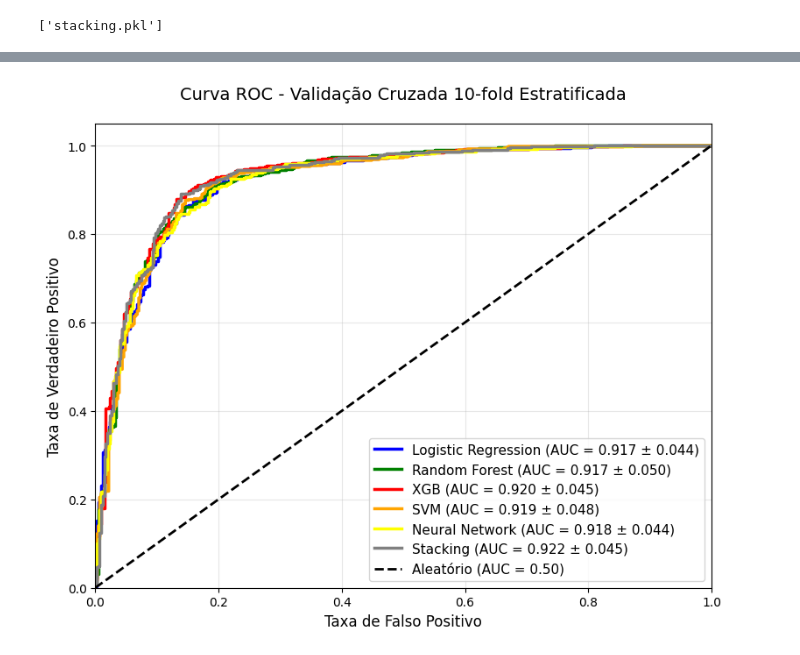
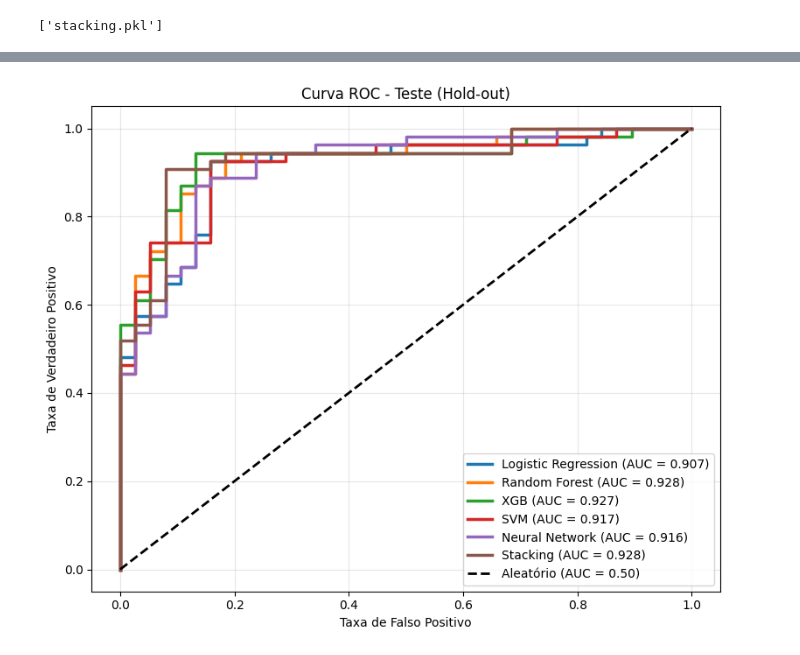
Before and after one commit to malf75/Heart-Failure-ML, a Jupyter notebook: heartdisease.ipynb, the cells around one changed output, grey strips where cells are left out. Cells and saved outputs as stored; diff of their text form; code cells hidden in the pictures.

```diff
--- a/heartdisease.ipynb
+++ b/heartdisease.ipynb
@@ -259,7 +243,8 @@ Name: proportion, dtype: float64
 warnings.filterwarnings('ignore')
 y = df['HeartDisease']
 X = df.drop('HeartDisease', axis=1)
-X_Tree = df.drop(['HeartDisease', 'Bi_ExerciseAngina_ST_Slope', 'Bi_ExerciseAngina_ChestPainType', 'Diff_Age_MaxHR', 'Age_Oldpeak_Sum'], axis=1)
+X_Tree = df.drop(['HeartDisease', 'Bi_ExerciseAngina_ST_Slope', 'Bi_ExerciseAngina_ChestPainType', 'Diff_Age_MaxHR'], axis=1)
+X_train, X_test, y_train, y_test = train_test_split(X, y, test_size=0.1, random_state=42)
 plt.figure(figsize=(4.5, 3.5))
 ax = sns.countplot(
     data=df,
@@ -312,7 +380,2 @@ preprocessor = ColumnTransformer([
-# %%
-preprocessor_tree = ColumnTransformer([
-    ('num', StandardScaler(), tree_num_cols),
-    ('cat', OneHotEncoder(drop='first'), tree_cat_cols)
-])
 # %%
 param_grid_lr = {
@@ -681,8 +752,8 @@ p-valor: 0.4921875
 skf = StratifiedKFold(n_splits=10, shuffle=True, random_state=42)
 
 for name, model in models:
-    y_pred = cross_val_predict(model, X, y, cv=skf)
-    conf_matrix_total = confusion_matrix(y, y_pred)
+    y_pred = model.predict(X_test)
+    conf_matrix_total = confusion_matrix(y_test, y_pred)
 
     plt.figure(figsize=(6, 5))
     disp = ConfusionMatrixDisplay(confusion_matrix=conf_matrix_total,
@@ -702,0 +774,6 @@ for name, model in models:
+# %%
+for name, model in models:
+    y_proba = model.predict_proba(X_test)[:, 1]
+    auc_score = roc_auc_score(y_test, y_proba)
+
+    print(f"{name} - AUC Teste: {auc_score:.4f}")
@@ -703,30 +787,27 @@ for name, model in models:
 # %%
 plt.figure(figsize=(8, 6.5))
 
-colors = ['blue', 'green', 'red', 'orange', 'yellow', 'grey']
+colors = ['blue', 'green', 'red', 'orange', 'purple', 'black']
 
 for i, (name, model) in enumerate(models):
-        y_proba = cross_val_predict(model, X, y, cv=skf, method='predict_proba')[:, 1]
 
-        fpr, tpr, _ = roc_curve(y, y_proba)
-        roc_auc = auc(fpr, tpr)
-        aucs = scores[i][1]['test_roc_auc']
-        mean_auc = np.mean(aucs)
-        std_auc = np.std(aucs)
+    y_proba = model.predict_proba(X_test)[:, 1]
 
-        plt.plot(fpr, tpr, color=colors[i], lw=2.5,
-                label=f'{name} (AUC = {mean_auc:.3f} ± {std_auc:.3f})')
+    fpr, tpr, _ = roc_curve(y_test, y_proba)
+
+    auc_score = roc_auc_score(y_test, y_proba)
+
+    plt.plot(fpr, tpr, lw=2.5,
+             label=f'{name} (AUC = {auc_score:.3f})')
 
 plt.plot([0, 1], [0, 1], 'k--', lw=2, label='Aleatório (AUC = 0.50)')
-plt.xlim([0.0, 1.0])
-plt.ylim([0.0, 1.05])
-plt.xlabel('Taxa de Falso Positivo', fontsize=12)
-plt.ylabel('Taxa de Verdadeiro Positivo', fontsize=12)
-plt.title('Curva ROC - Validação Cruzada 10-fold Estratificada', fontsize=14, pad=20)
-plt.legend(loc="lower right", fontsize=11)
+plt.xlabel('Taxa de Falso Positivo')
+plt.ylabel('Taxa de Verdadeiro Positivo')
+plt.title('Curva ROC - Teste (Hold-out)')
+plt.legend(loc="lower right")
 plt.grid(True, alpha=0.3)
 plt.tight_layout()
-plt.savefig('images/roc_curve_cv_correct.png', dpi=300, bbox_inches='tight')
+plt.savefig('images/roc_curve_final.png', dpi=300)
 plt.show()
 # %% [output]
-[figure, old version]
+[figure, new version]
```
Also changed, not shown: parts of 38 cells of this notebook, 19 other files.
